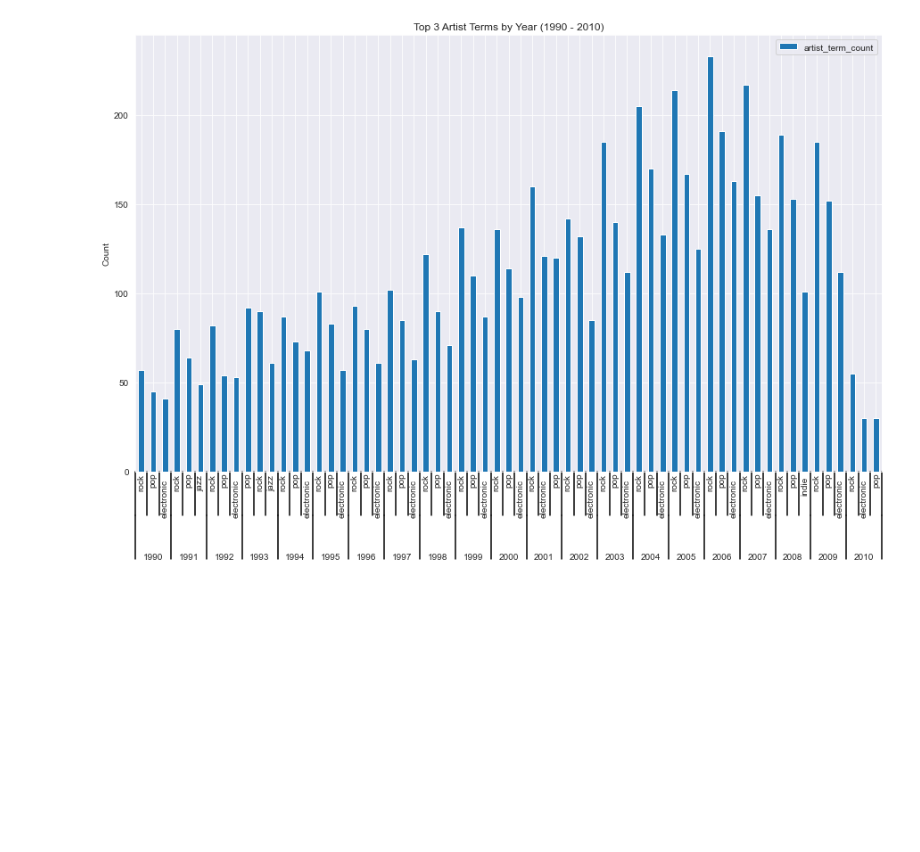
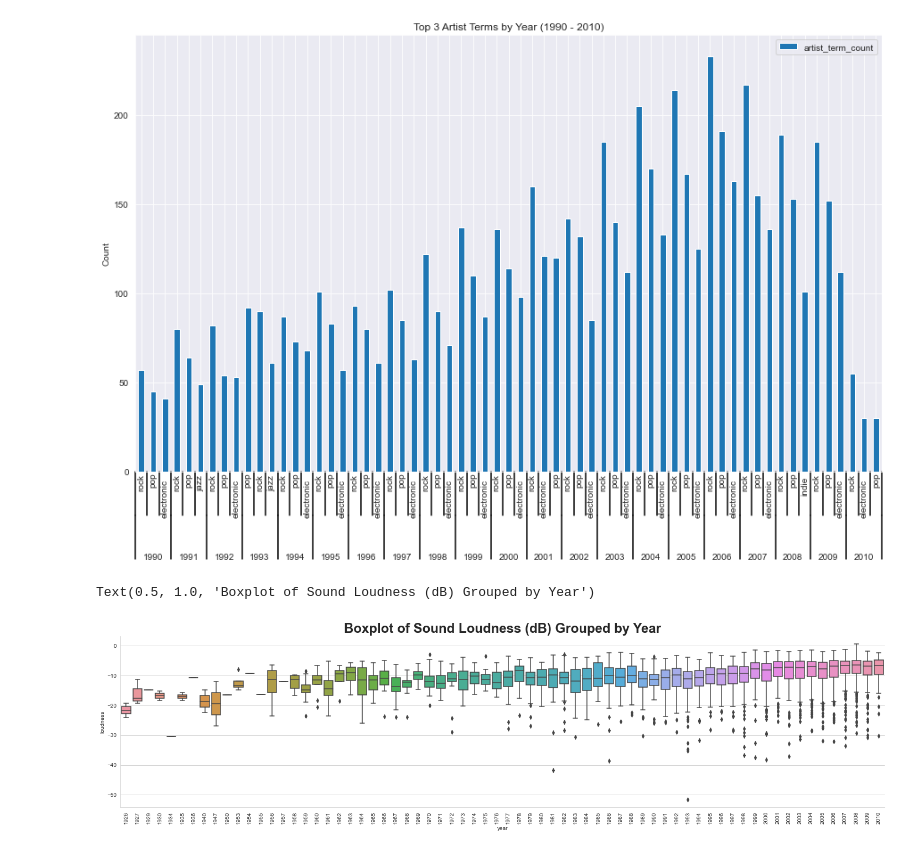
Before and after one commit to seankim658/Million-Song-Data-Analysis, a Jupyter notebook: Million Song Dataset Analysis.ipynb, the cells around one changed output. Drawn from its saved outputs; the diff is of its cells as text; code cells hidden in the pictures; blank space fills up the shorter version.

Commit message:
some more visualizations

```diff
--- a/Million Song Dataset Analysis.ipynb
+++ b/Million Song Dataset Analysis.ipynb
@@ -384,3 +388,12 @@ plot_artist_terms(tracks_70s_90s)
 plot_artist_terms(tracks_90s_00s)
 # %% [output]
 [figure]
+# %%
+# boxplot of sound loudness by year
+sns.set_style('whitegrid')
+ax = sns.catplot(kind = 'box', x = 'year', y = 'loudness', data = query_df, aspect = 4, height = 5)
+plt.xticks(rotation = 90)
+plt.title('Boxplot of Sound Loudness (dB) Grouped by Year', fontweight = 'bold', fontsize = 24)
+# %% [output]
+Text(0.5, 1.0, 'Boxplot of Sound Loudness (dB) Grouped by Year')
+[figure, added]
```
Also changed, not shown: parts of 14 cells of this notebook, 1 other file.
